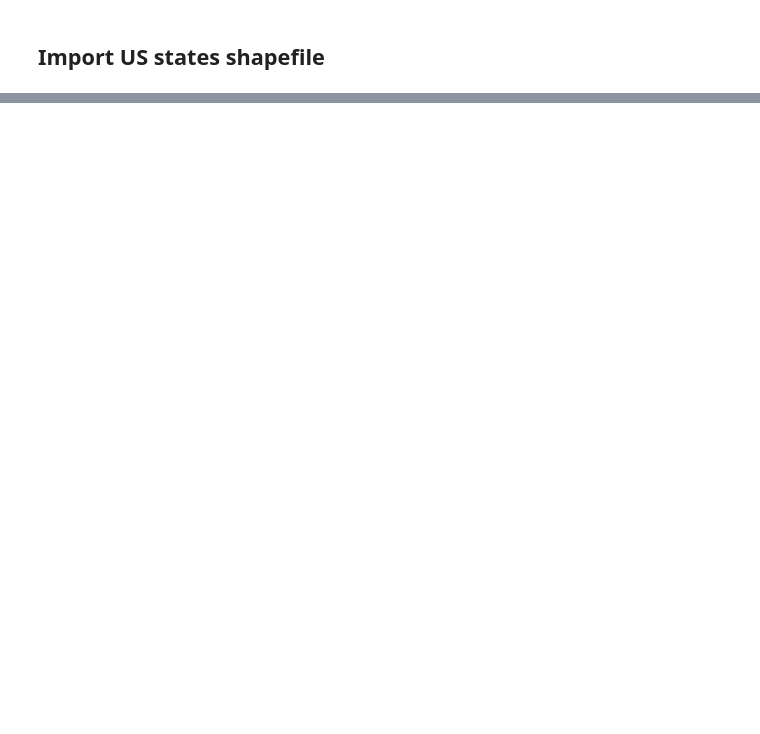
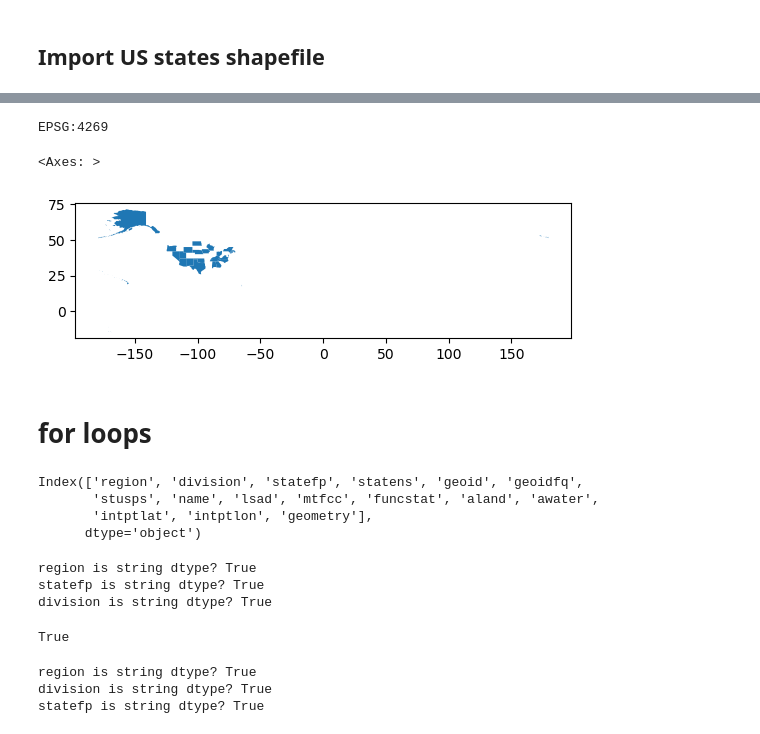
Before and after one commit to RachelMGitH/eds220-in-class, a Jupyter notebook: lesson-12-streamline-your-code.ipynb, the cells around one changed output, grey strips where cells are left out. Saved outputs shown, nothing was run; the diff lists cells and outputs as text; code cells hidden in the pictures; blank space fills up the shorter version.

```diff
--- a/lesson-12-streamline-your-code.ipynb
+++ b/lesson-12-streamline-your-code.ipynb
@@ -57,0 +118,44 @@ DriverError: Failed to open dataset (flags=68): data/tl_2026_us_state/tl_2026_us
+# %%
+# Plot
+print(states.crs)
+states.plot()
+# %% [output]
+EPSG:4269
+<Axes: >
+[figure, added]
+# %% [markdown]
+# for loops
+# %%
+# Simplify column names
+
+states.columns = states.columns.str.lower()
+states.columns
+# %% [output]
+Index(['region', 'division', 'statefp', 'statens', 'geoid', 'geoidfq',
+       'stusps', 'name', 'lsad', 'mtfcc', 'funcstat', 'aland', 'awater',
+       'intptlat', 'intptlon', 'geometry'],
+      dtype='object')
+# %%
+# Check data type of codes columns
+print(f"region is string dtype? {is_string_dtype(states['region'])}")
+print(f"statefp is string dtype? {is_string_dtype(states['statefp'])}")
+print(f"division is string dtype? {is_string_dtype(states['division'])}")
+# %% [output]
+region is string dtype? True
+statefp is string dtype? True
+division is string dtype? True
+# %%
+# Another way of calling the function
+pd.api.types.is_string_dtype(states['region'])
+# %% [output]
+True
+# %%
+code_cols = ['region','division', 'statefp']
+
+# Check whether columns are strings
+for column in code_cols:
+    print(f"{column} is string dtype? {is_string_dtype(states[column])}")
+# %% [output]
+region is string dtype? True
+division is string dtype? True
+statefp is string dtype? True
```
Also changed, not shown: parts of 18 cells of this notebook.
